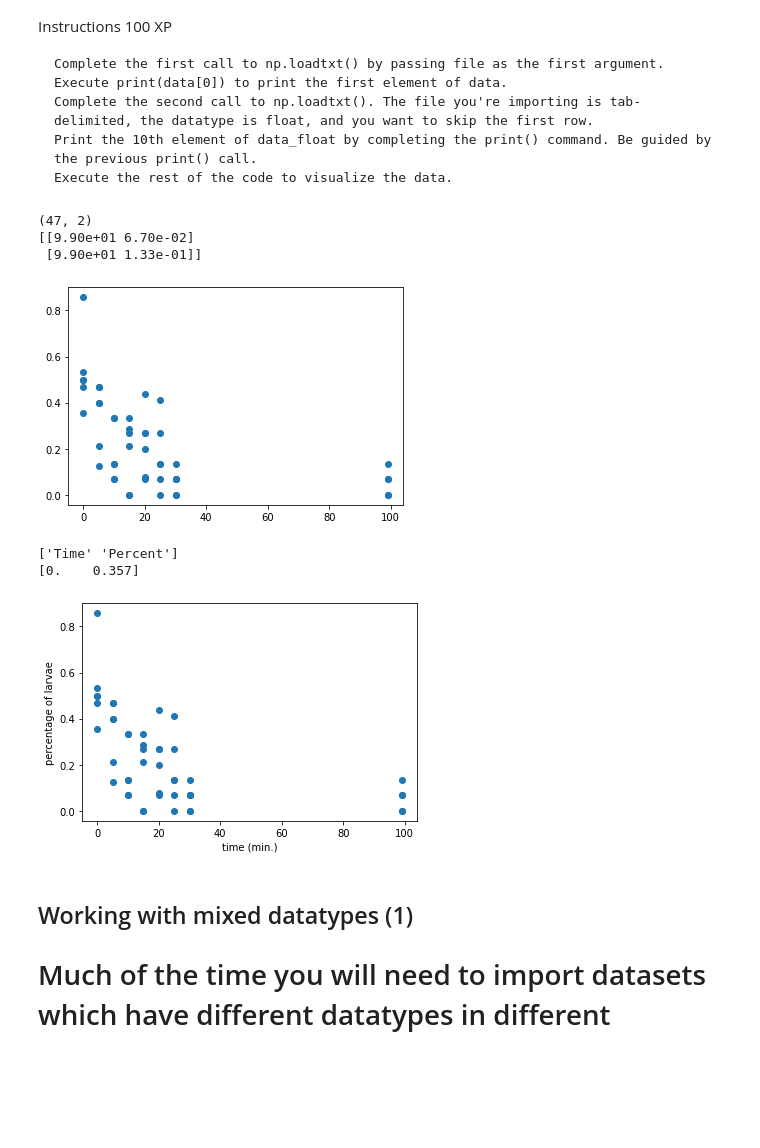
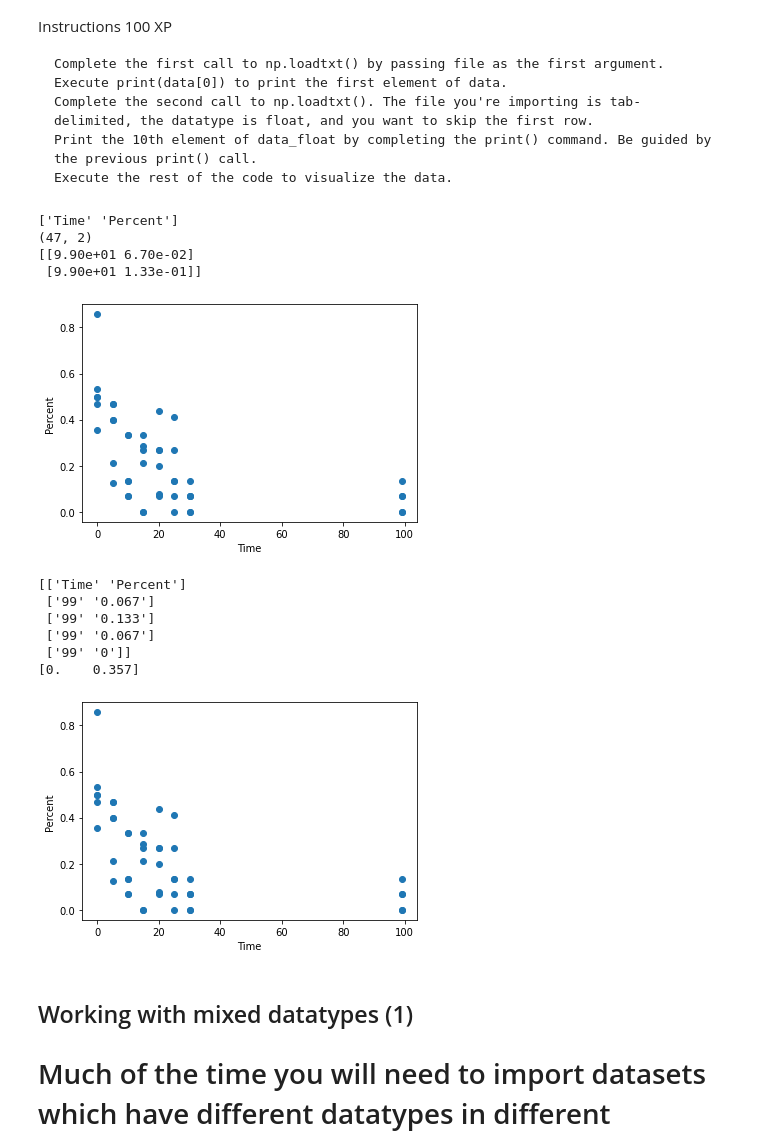
Before and after one commit to johnhhu2020/DataCamp-Data-Scientist-with-Python-Track, a Jupyter notebook: DataCamp Introduction to Importing Data in Python.ipynb, the cells around one changed output. Drawn from its saved outputs; the diff is of its cells as text; code cells hidden in the pictures; blank space fills up the shorter version.

```diff
--- a/DataCamp Introduction to Importing Data in Python.ipynb
+++ b/DataCamp Introduction to Importing Data in Python.ipynb
@@ -550,23 +550,33 @@ Instructions
     Print the 10th element of data_float by completing the print() command. Be guided by the previous print() call.
     Execute the rest of the code to visualize the data.
 # %%
+import numpy as np
+import matplotlib.pyplot as plt
+
 path = 'seaslug.txt'
 
 file = np.loadtxt(path, delimiter='\t', dtype=float, skiprows=1)
+file2 = np.genfromtxt(path, delimiter='\t', dtype=None, encoding='ascii')
+print(file2[0,:])
 
 print(file.shape)
 
 print(file[:2])
 
 
 
 plt.scatter(x=file[:,0], y=file[:,1])
+
+plt.xlabel(file2[0, 0]) #############################################################################################
+plt.ylabel(file2[0, 1])
+
 plt.show()
 # %% [output]
+['Time' 'Percent']
 (47, 2)
 [[9.90e+01 6.70e-02]
  [9.90e+01 1.33e-01]]
-[figure, old version]
+[figure, new version]
 # %%
 # Assign filename: file
 file = 'seaslug.txt'
@@ -575,7 +585,7 @@ file = 'seaslug.txt'
 data = np.loadtxt(file, delimiter='\t', dtype=str)
 
 # Print the first element of data
-print(data[0])
+print(data[:5])
 
 # Import data as floats and skip the first row: data_float
 data_float = np.loadtxt(file, delimiter='\t', dtype=float, skiprows=1)
@@ -585,13 +595,19 @@ print(data_float[9])
 
 # Plot a scatterplot of the data
 plt.scatter(data_float[:, 0], data_float[:, 1])
-plt.xlabel('time (min.)')
-plt.ylabel('percentage of larvae')
+
+plt.xlabel(data[0,0]) ###############################################################################################
+plt.ylabel(data[0,1])
+
 plt.show()
 # %% [output]
-['Time' 'Percent']
+[['Time' 'Percent']
+ ['99' '0.067']
+ ['99' '0.133']
+ ['99' '0.067']
+ ['99' '0']]
 [0.    0.357]
-[figure, old version]
+[figure, new version]
 # %% [markdown]
 ## Working with mixed datatypes (1)
 
```
Also changed, not shown: parts of 21 cells of this notebook.
